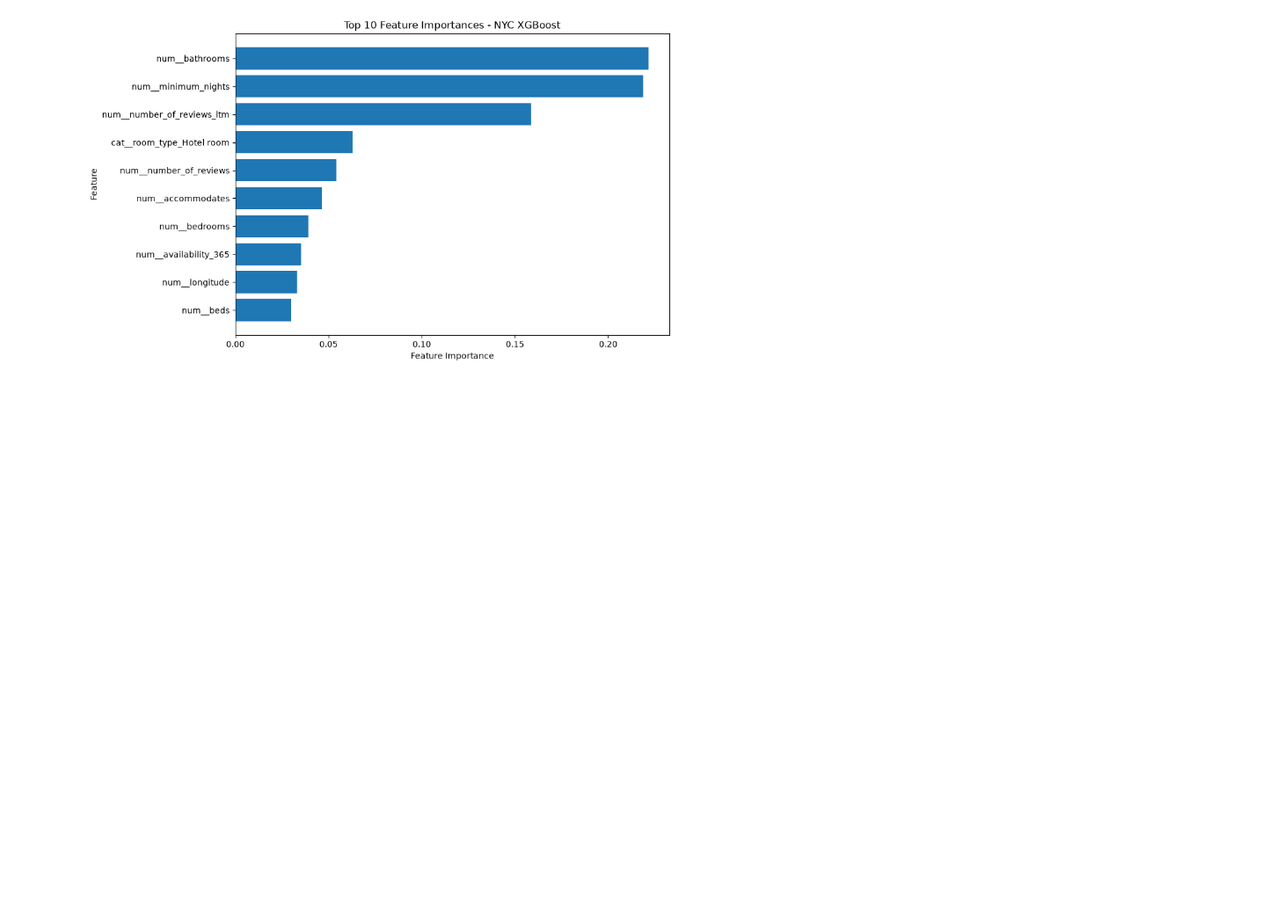
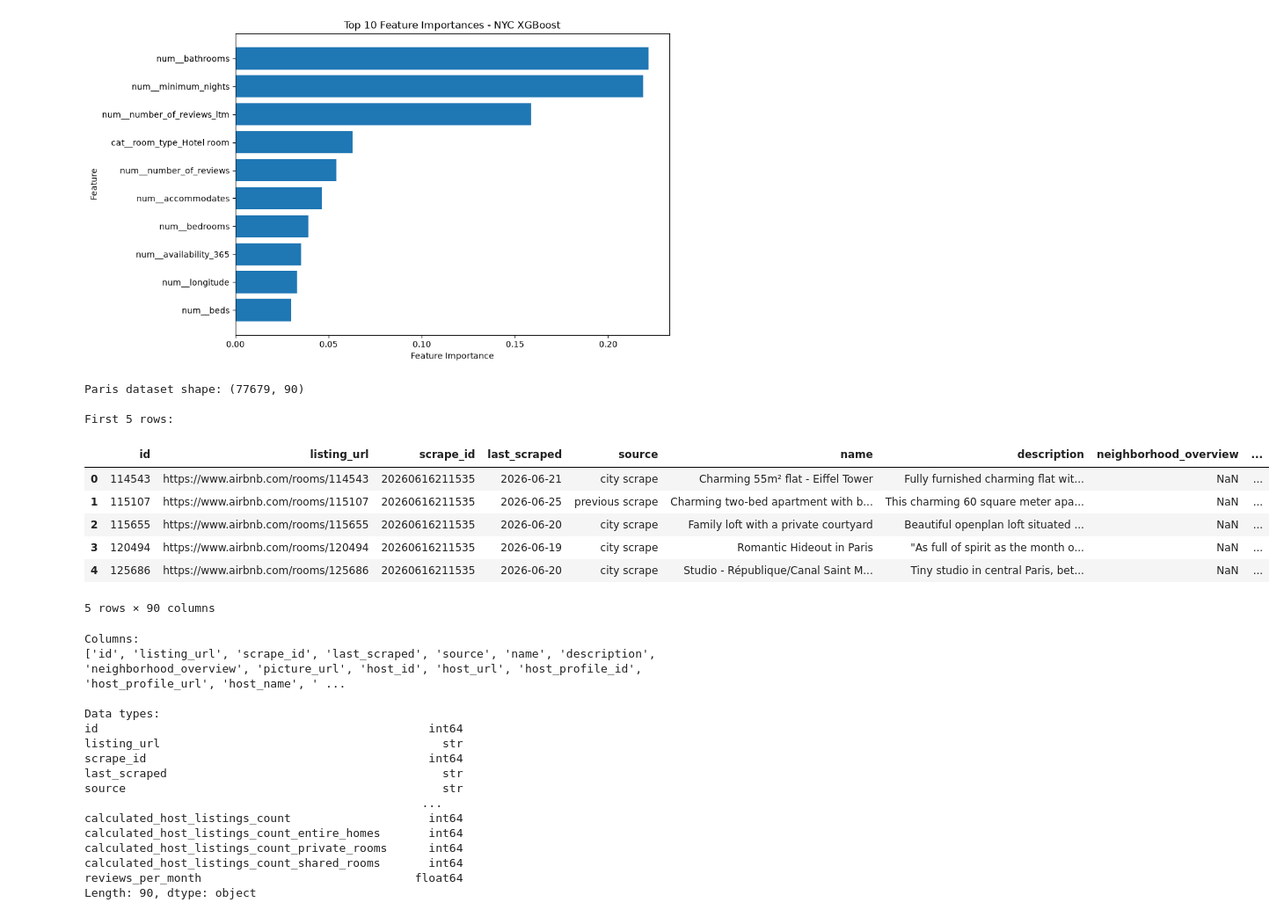
Before and after one commit to aryanmittal2107/AIRBNB_ML_PROJECT, a Jupyter notebook: notebooks/01_data_inspection.ipynb, the cells around one changed output. Shown at 88% size. Cells and saved outputs as stored; diff of their text form; code cells hidden in the pictures; blank space fills up the shorter version.

```diff
--- a/notebooks/01_data_inspection.ipynb
+++ b/notebooks/01_data_inspection.ipynb
@@ -1343,3 +1307,47 @@ plt.tight_layout()
 plt.show()
 # %% [output]
 [figure]
+# %%
+import pandas as pd
+
+paris_path = "../data/Paris/listings (1).csv.gz"
+
+paris = pd.read_csv(paris_path)
+
+print("Paris dataset shape:", paris.shape)
+
+print("\nFirst 5 rows:")
+display(paris.head())
+
+print("\nColumns:")
+print(paris.columns.tolist())
+
+print("\nData types:")
+print(paris.dtypes)
+# %% [output]
+Paris dataset shape: (77679, 90)
+
+First 5 rows:
+|  | id | listing_url | scrape_id | last_scraped | source | name | description | neighborhood_overview | ... |
+| 0 | 114543 | https://www.airbnb.com/rooms/114543 | 20260616211535 | 2026-06-21 | city scrape | Charming 55m² flat - Eiffel Tower | Fully furnished charming flat wit... | NaN | ... |
+| 1 | 115107 | https://www.airbnb.com/rooms/115107 | 20260616211535 | 2026-06-25 | previous scrape | Charming two-bed apartment with b... | This charming 60 square meter apa... | NaN | ... |
+| 2 | 115655 | https://www.airbnb.com/rooms/115655 | 20260616211535 | 2026-06-20 | city scrape | Family loft with a private courtyard | Beautiful openplan loft situated ... | NaN | ... |
+| 3 | 120494 | https://www.airbnb.com/rooms/120494 | 20260616211535 | 2026-06-19 | city scrape | Romantic Hideout in Paris | "As full of spirit as the month o... | NaN | ... |
+| 4 | 125686 | https://www.airbnb.com/rooms/125686 | 20260616211535 | 2026-06-20 | city scrape | Studio - République/Canal Saint M... | Tiny studio in central Paris, bet... | NaN | ... |
+5 rows × 90 columns
+Columns:
+['id', 'listing_url', 'scrape_id', 'last_scraped', 'source', 'name', 'description', 'neighborhood_overview', 'picture_url', 'host_id', 'host_url', 'host_profile_id', 'host_profile_url', 'host_name', ' ...
+
+Data types:
+id                                                int64
+listing_url                                         str
+scrape_id                                         int64
+last_scraped                                        str
+source                                              str
+                                                 ...
+calculated_host_listings_count                    int64
+calculated_host_listings_count_entire_homes       int64
+calculated_host_listings_count_private_rooms      int64
+calculated_host_listings_count_shared_rooms       int64
+reviews_per_month                               float64
+Length: 90, dtype: object
```
Also changed, not shown: parts of 42 cells of this notebook.
